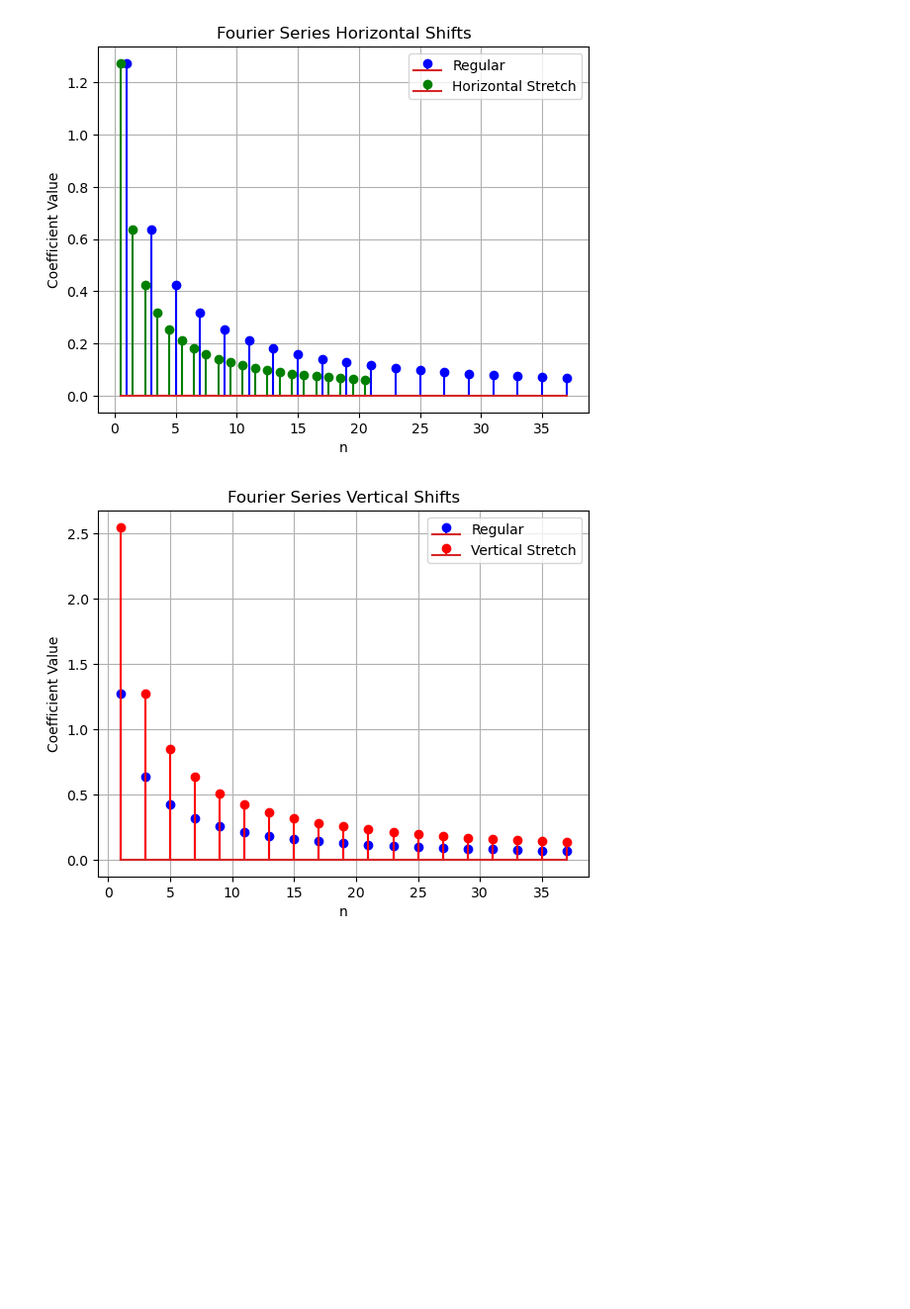
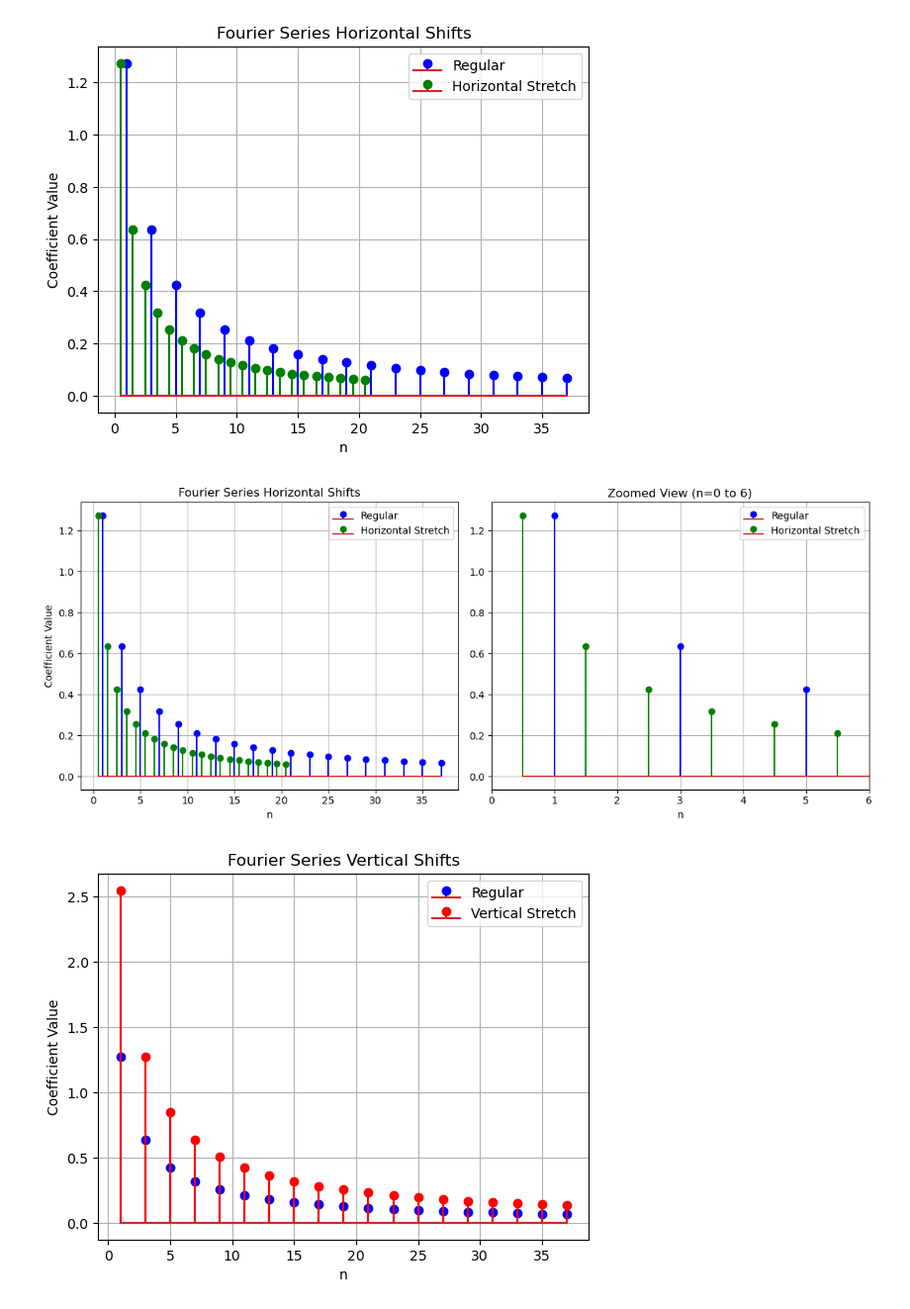
Before and after one commit to Shruti-Karandikar/fourier, a Jupyter notebook: fourier_series_expts.ipynb, the cells around one changed output. Shown at 99% size. Cells and saved outputs as stored; diff of their text form; code cells hidden in the pictures; blank space fills up the shorter version.

```diff
--- a/fourier_series_expts.ipynb
+++ b/fourier_series_expts.ipynb
@@ -264,6 +299,35 @@ plt.savefig("horizontal_stem_stretch.jpg")
 plt.show()
 # %% [output]
 [figure]
+# %%
+import numpy as np
+import matplotlib.pyplot as plt
+
+fig, (ax1, ax2) = plt.subplots(1, 2, figsize=(12, 5))
+
+# First subplot - Your original plot
+ax1.stem(x_index, bn_regular, linefmt='b-', markerfmt='bo', label='Regular')
+ax1.stem(x_values, bn_hstretch, linefmt='g-', markerfmt='go', label='Horizontal Stretch')
+ax1.legend()
+ax1.set_xlabel('n')
+ax1.set_ylabel('Coefficient Value')
+ax1.set_title('Fourier Series Horizontal Shifts')
+ax1.grid(True)
+
+
+ax2.stem(x_index, bn_regular, linefmt='b-', markerfmt='bo', label='Regular')
+ax2.stem(x_values, bn_hstretch, linefmt='g-', markerfmt='go', label='Horizontal Stretch')
+ax2.legend()
+ax2.set_xlabel('n')
+ax2.set_title('Zoomed View (n=0 to 6)')
+ax2.grid(True)
+ax2.set_xlim(0, 6)
+
+plt.tight_layout()
+plt.savefig("horizontal_stem_stretch.jpg")
+plt.show()
+# %% [output]
+[figure, added]
 # %%
 bn_regular = [(4/(n*np.pi))for n in range(1, 20)]
 bn_vstretch = [(8/(n*np.pi))for n in range(1, 20)]
```
Also changed, not shown: parts of 3 cells of this notebook.
